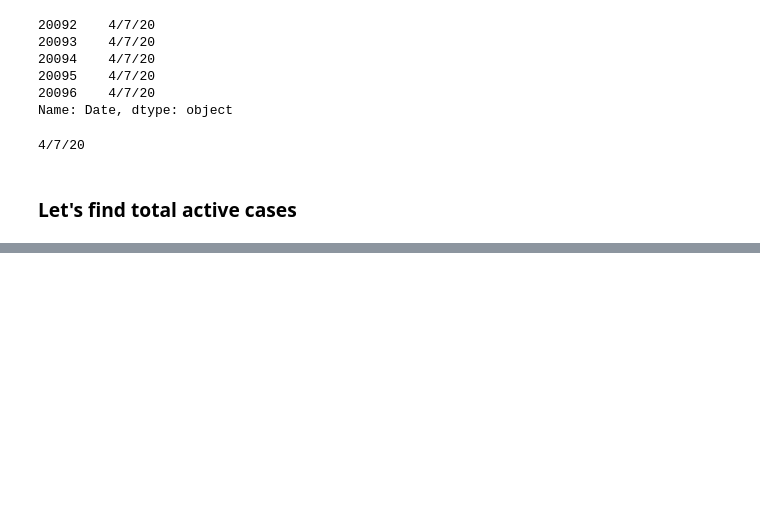
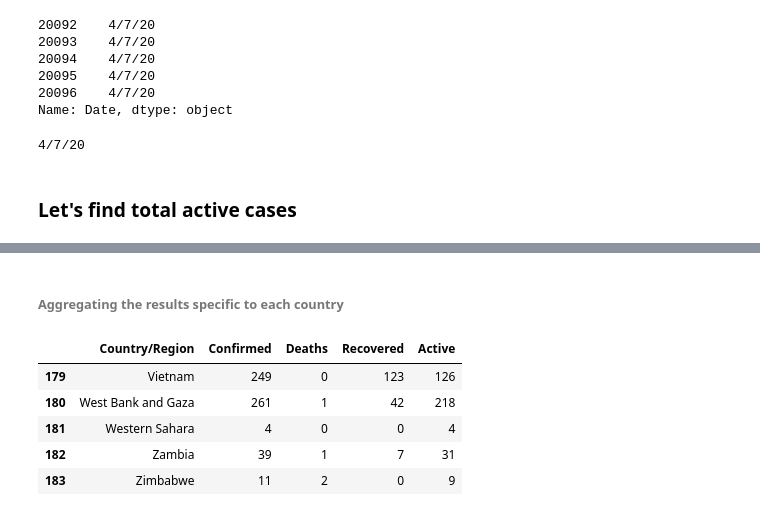
Before and after one commit to SriSatyaLokesh/COVID19-DataAnalysis, a Jupyter notebook: COVID19_Worldwide_Analysis.ipynb, the cells around one changed output, grey strips where cells are left out. Drawn from its saved outputs; the diff is of its cells as text; code cells hidden in the pictures; blank space fills up the shorter version.

```diff
--- a/COVID19_Worldwide_Analysis.ipynb
+++ b/COVID19_Worldwide_Analysis.ipynb
@@ -164,3 +165,16 @@ latest_data.tail()
 | 20094 | South Sudan | South Sudan | 6.87700 | 31.307000 | 2 | 0 | 0 | 2 |
 | 20095 | Western Sahara | Western Sahara | 24.21550 | -12.885800 | 4 | 0 | 0 | 4 |
 | 20096 | Sao Tome and Principe | Sao Tome and Principe | 0.18636 | 6.613081 | 4 | 0 | 0 | 4 |
+# %% [markdown]
+###### Aggregating the results specific to each country
+# %%
+latest_data_aggregated = latest_data.groupby("Country/Region",as_index=False)[["Country/Region","Confirmed","Deaths","Recovered","Active"]].sum()
+# %%
+latest_data_aggregated.tail()
+# %% [output]
+|  | Country/Region | Confirmed | Deaths | Recovered | Active |
+| 179 | Vietnam | 249 | 0 | 123 | 126 |
+| 180 | West Bank and Gaza | 261 | 1 | 42 | 218 |
+| 181 | Western Sahara | 4 | 0 | 0 | 4 |
+| 182 | Zambia | 39 | 1 | 7 | 31 |
+| 183 | Zimbabwe | 11 | 2 | 0 | 9 |
```
Also changed, not shown: parts of 3 cells of this notebook.
